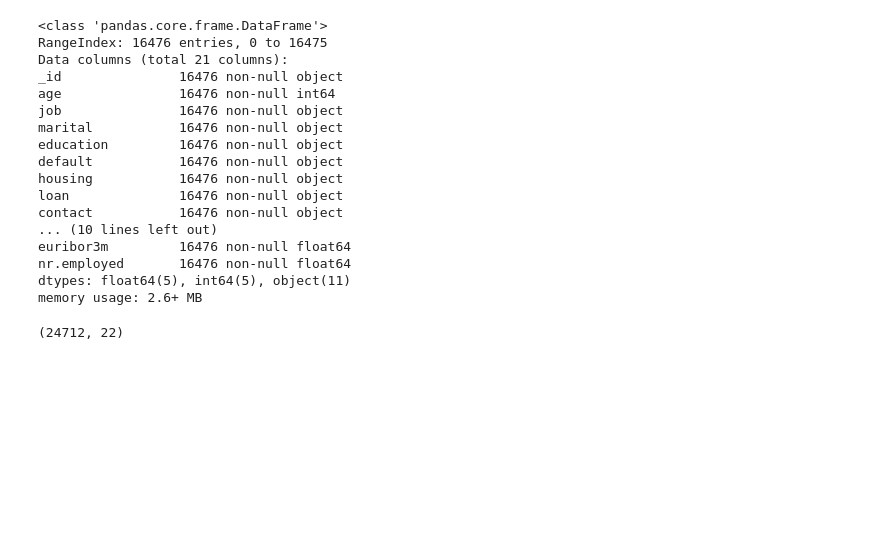
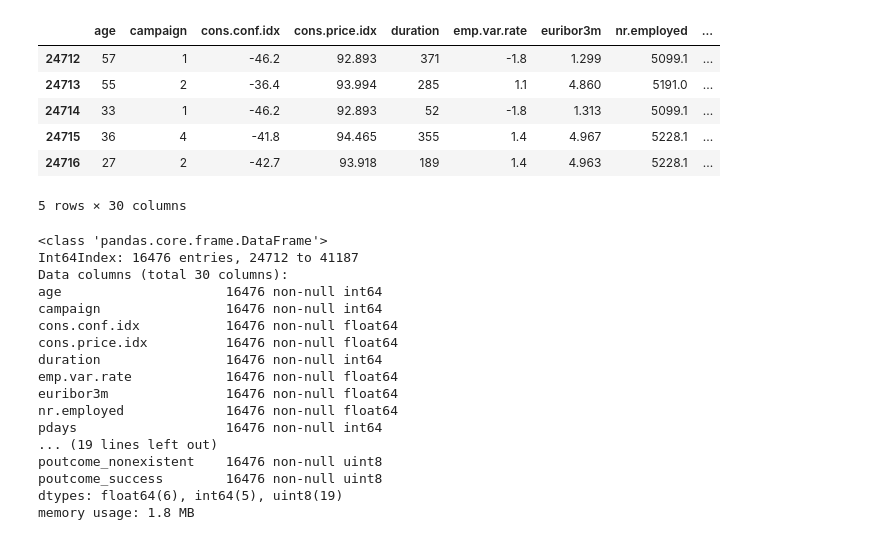
Before and after one commit to yurkirukki/sfml, a Jupyter notebook: HW3.ipynb, the cells around one changed output. Saved outputs shown, nothing was run; the diff lists cells and outputs as text; code cells hidden in the pictures; blank space fills up the shorter version.

```diff
--- a/HW3.ipynb
+++ b/HW3.ipynb
@@ -7,25 +29,35 @@ df_train = pd.read_csv('train.csv',
+# %%
+df_test1_preproc.head()
+# %% [output]
+|  | age | campaign | cons.conf.idx | cons.price.idx | duration | emp.var.rate | euribor3m | nr.employed | ... |
+| 24712 | 57 | 1 | -46.2 | 92.893 | 371 | -1.8 | 1.299 | 5099.1 | ... |
+| 24713 | 55 | 2 | -36.4 | 93.994 | 285 | 1.1 | 4.860 | 5191.0 | ... |
+| 24714 | 33 | 1 | -46.2 | 92.893 | 52 | -1.8 | 1.313 | 5099.1 | ... |
+| 24715 | 36 | 4 | -41.8 | 94.465 | 355 | 1.4 | 4.967 | 5228.1 | ... |
+| 24716 | 27 | 2 | -42.7 | 93.918 | 189 | 1.4 | 4.963 | 5228.1 | ... |
+5 rows × 30 columns
 # %%
 #все таки нужно объединить тест и трейн, чтобы были одинаковые поля
 #обучить модель на тесте , а потом предсказать
-df_test.info()
+df_test1_preproc.info()
 # %% [output]
 <class 'pandas.core.frame.DataFrame'>
-RangeIndex: 16476 entries, 0 to 16475
-Data columns (total 21 columns):
-_id               16476 non-null object
-age               16476 non-null int64
-job               16476 non-null object
-marital           16476 non-null object
-education         16476 non-null object
-default           16476 non-null object
-housing           16476 non-null object
-loan              16476 non-null object
-contact           16476 non-null object
-... (10 lines left out)
-euribor3m         16476 non-null float64
-nr.employed       16476 non-null float64
-dtypes: float64(5), int64(5), object(11)
-memory usage: 2.6+ MB
+Int64Index: 16476 entries, 24712 to 41187
+Data columns (total 30 columns):
+age                     16476 non-null int64
+campaign                16476 non-null int64
+cons.conf.idx           16476 non-null float64
+cons.price.idx          16476 non-null float64
+duration                16476 non-null int64
+emp.var.rate            16476 non-null float64
+euribor3m               16476 non-null float64
+nr.employed             16476 non-null float64
+pdays                   16476 non-null int64
+... (19 lines left out)
+poutcome_nonexistent    16476 non-null uint8
+poutcome_success        16476 non-null uint8
+dtypes: float64(6), int64(5), uint8(19)
+memory usage: 1.8 MB
 # %%
 _id - идентификатор человека
 age - возраст
@@ -50,7 +82,3 @@ cons.conf.idx - индекс доверия потребителя (ежемес
 euribor3m - курс Euribor (ежедневный показатель)
 nr.employed - количество сотрудников (квартальный показатель)
 target - целевая переменная (таргет) - согласился ли клиент на вклад (депозит)
-# %%
-df_train.shape
-# %% [output]
-(24712, 22)
```
Also changed, not shown: parts of 30 cells of this notebook.
